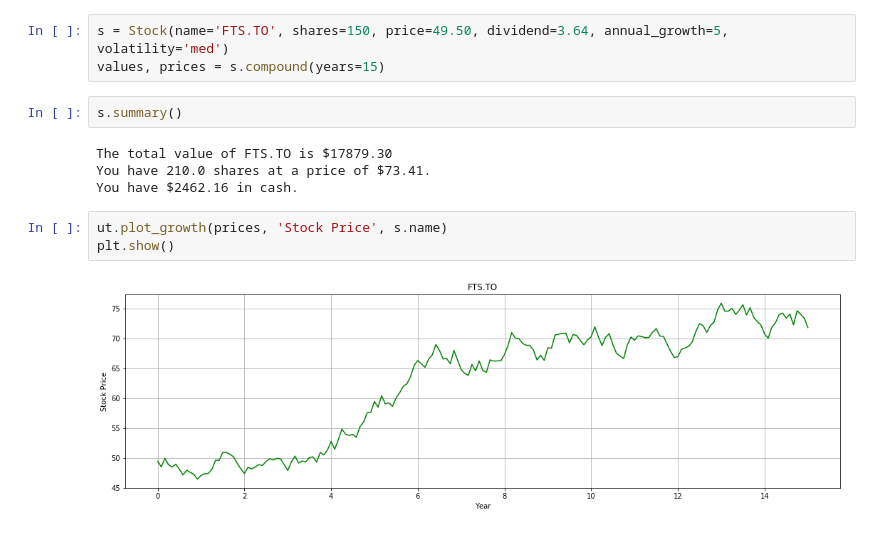
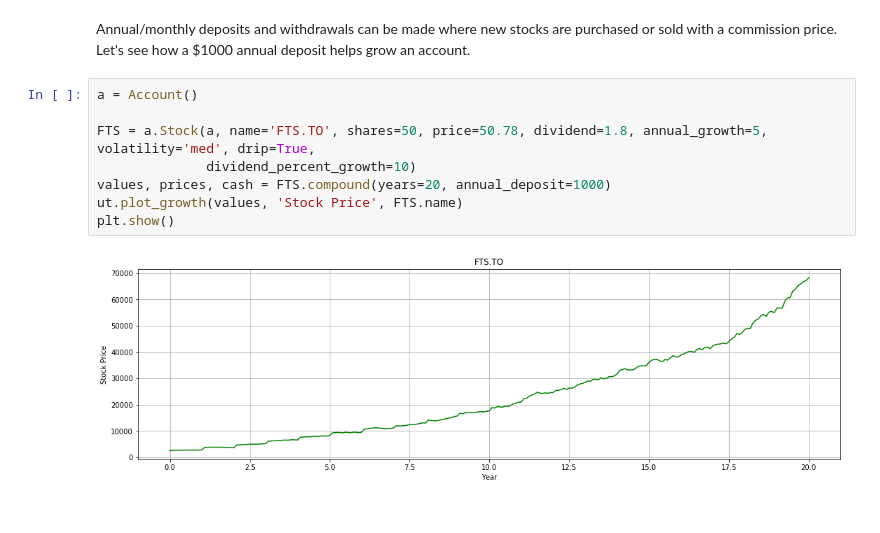
Before and after one commit to dansola/Personal_Finance, a Jupyter notebook: Notebooks/stock_example.ipynb, the cells around one changed output. Saved outputs shown, nothing was run; the diff lists cells and outputs as text.

```diff
--- a/Notebooks/stock_example.ipynb
+++ b/Notebooks/stock_example.ipynb
@@ -7,14 +72,12 @@ from assets import Stock
+# %% [markdown]
+Annual/monthly deposits and withdrawals can be made where new stocks are purchased or sold with a commission price.  Let's see how a $1000 annual deposit helps grow an account.
 # %%
-s = Stock(name='FTS.TO', shares=150, price=49.50, dividend=3.64, annual_growth=5, volatility='med')
-values, prices = s.compound(years=15)
+a = Account()
+
+FTS = a.Stock(a, name='FTS.TO', shares=50, price=50.78, dividend=1.8, annual_growth=5, volatility='med', drip=True,
+              dividend_percent_growth=10)
+values, prices, cash = FTS.compound(years=20, annual_deposit=1000)
+ut.plot_growth(values, 'Stock Price', FTS.name)
+plt.show()
+# %% [output]
+[figure, added]
-# %%
-s.summary()
-# %% [output]
-The total value of FTS.TO is $17879.30
-You have 210.0 shares at a price of $73.41.
-You have $2462.16 in cash.
-# %%
-ut.plot_growth(prices, 'Stock Price', s.name)
-plt.show()
-# %% [output]
-[figure, removed]
```
Also changed, not shown: parts of 13 cells of this notebook.
